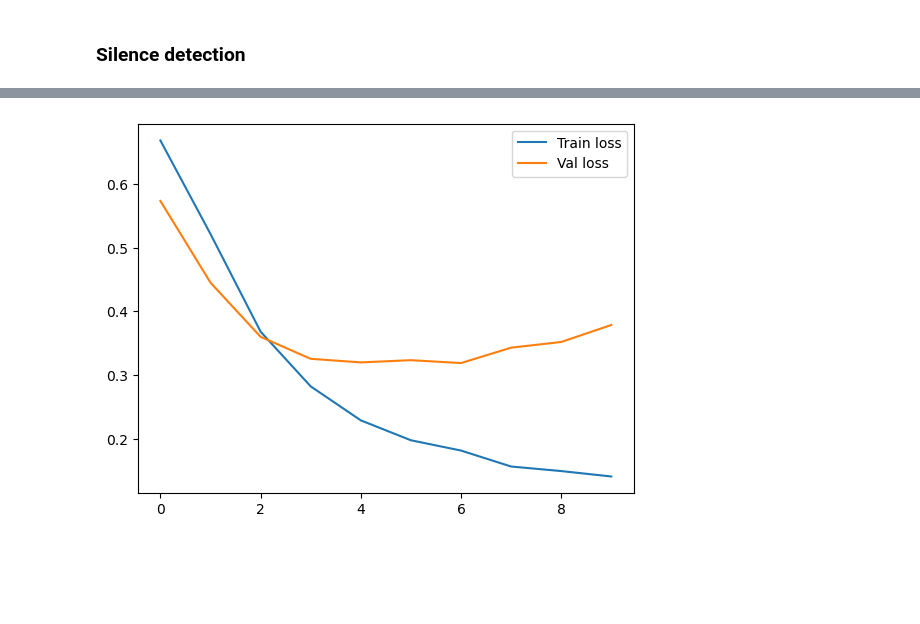
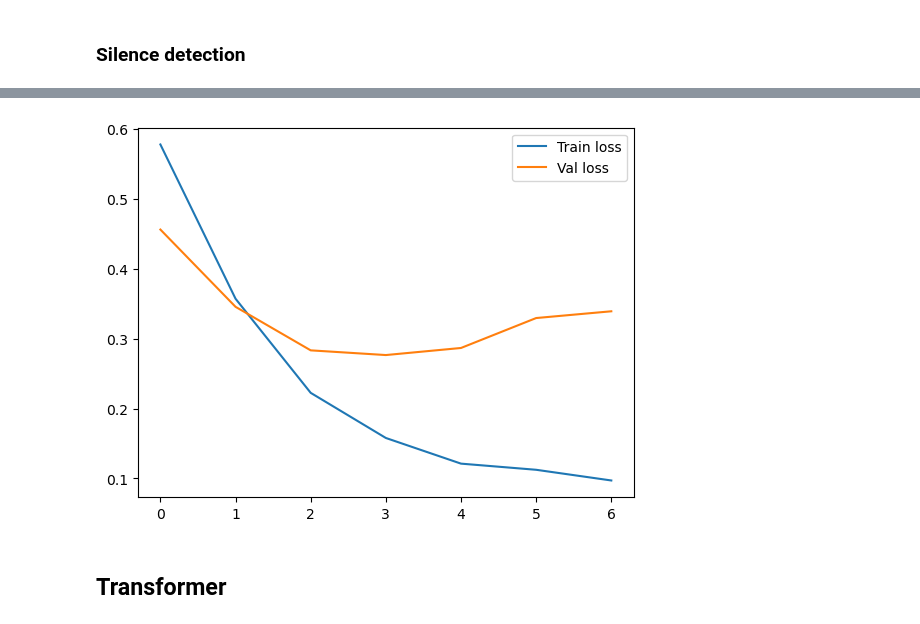
Before and after one commit to izabelatelejko/2024L-Deep-Learning-P2-Transformers, a Jupyter notebook: Silence_detection.ipynb, the cells around one changed output, grey strips where cells are left out. Cells and saved outputs as stored; diff of their text form; code cells hidden in the pictures; blank space fills up the shorter version.

```diff
--- a/Silence_detection.ipynb
+++ b/Silence_detection.ipynb
@@ -114,0 +165,12 @@ train_losses, val_losses = train_model(
+# %%
+input_size = 16000
+hidden_size = 32
+dropout = 0.3
+num_layers = 1
+fc_size = 32
+
+gru_model = BiLSTM(input_size, hidden_size, dropout, fc_size, num_layers).to(device)
+gru_criterion = nn.BCELoss()
+gru_optimizer = optim.Adam(gru_model.parameters(), weight_decay=0.0001)
+
+summary(gru_model, (1, 1, 16000))
@@ -115,8 +195,8 @@ train_losses, val_losses = train_model(
 # %%
-train_losses, val_losses = train_model(
-    model=model,
-    criterion=criterion,
-    optimizer=optimizer,
+gru_train_losses, gru_val_losses = train_model(
+    model=gru_model,
+    criterion=gru_criterion,
+    optimizer=gru_optimizer,
     train_loader=train_dl,
     val_loader=val_dl,
     model_type="bin",
@@ -127,7 +216,9 @@ train_losses, val_losses = train_model(
 # %%
-plt.plot(train_losses)
-plt.plot(val_losses)
+plt.plot(gru_train_losses)
+plt.plot(gru_val_losses)
 plt.legend(["Train loss", "Val loss"])
 plt.show()
 # %% [output]
-[figure, old version]
+[figure, new version]
+# %% [markdown]
+## Transformer
```
Also changed, not shown: parts of 17 cells of this notebook, 4 other files.
